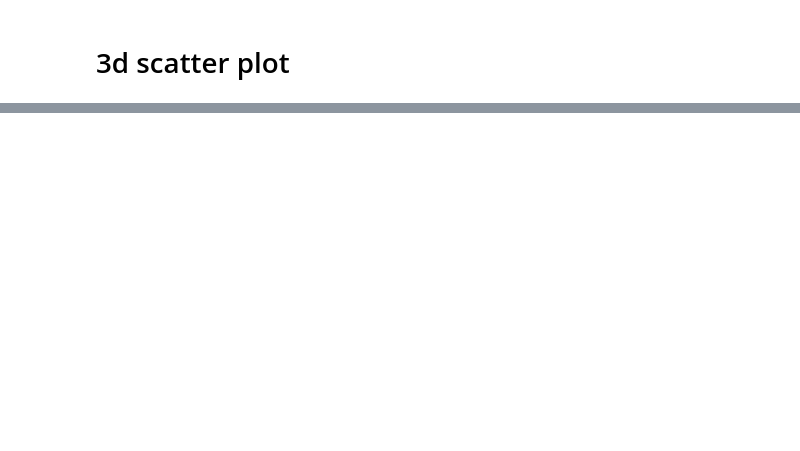
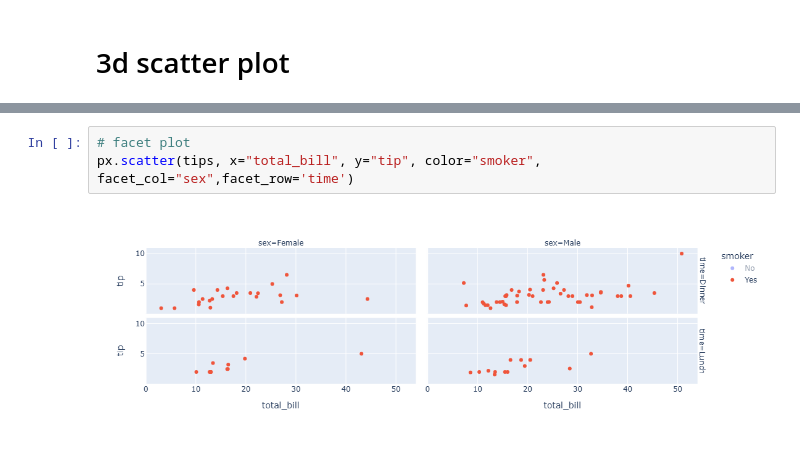
Before and after one commit to pankaj-2708/Data-Science, a Jupyter notebook: 7_plotly/0_file1.ipynb, the cells around one changed output, grey strips where cells are left out. Cells and saved outputs as stored; diff of their text form; blank space fills up the shorter version.

```diff
--- a/7_plotly/0_file1.ipynb
+++ b/7_plotly/0_file1.ipynb
@@ -151,0 +142,5 @@ px.scatter(tips, x="total_bill", y="tip", color="smoker", facet_col="sex")
+# %%
+# facet plot
+px.scatter(tips, x="total_bill", y="tip", color="smoker", facet_col="sex",facet_row='time')
+# %% [output]
+[figure, added]
```
Also changed, not shown: parts of 13 cells of this notebook, 29 other files.
